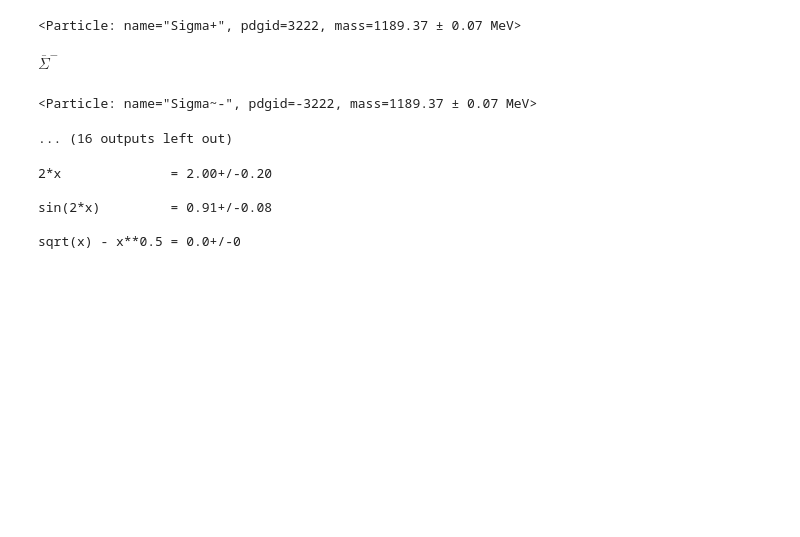
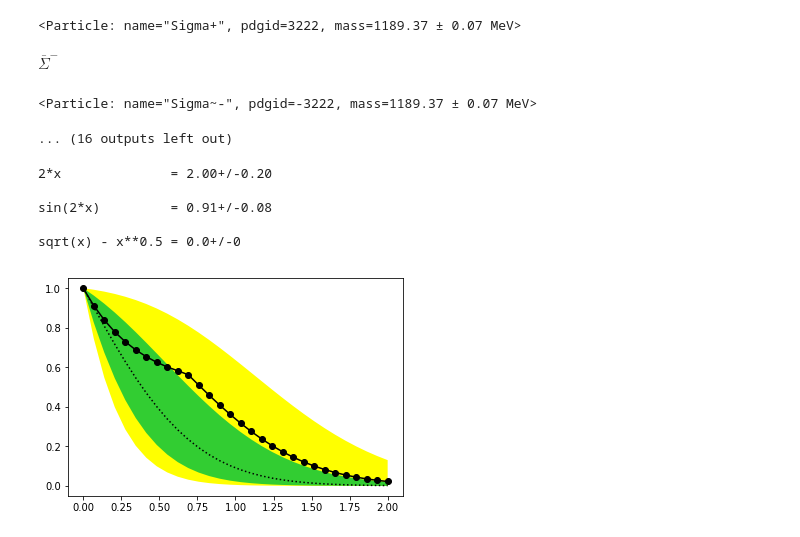
Before and after one commit to jpivarski-talks/2019-05-28-lpchats-numpy-uproot-awkward, a Jupyter notebook: 02-scientific-python.ipynb, the cells around one changed output. Cells and saved outputs as stored; diff of their text form; code cells hidden in the pictures; blank space fills up the shorter version.

Commit message:
added pyhf example

```diff
--- a/02-scientific-python.ipynb
+++ b/02-scientific-python.ipynb
@@ -373,3 +386,25 @@ print(f"\nsqrt(x) - x**0.5 = {sqrt(x) - x**0.5}")   # correlations!
 sin(2*x)         = 0.91+/-0.08
 
 sqrt(x) - x**0.5 = 0.0+/-0
+# %%
+import pyhf       # like CmsCombine, but built using Python tools
+import awkward
+
+s, b, obs = [[0.0, 0.0, 0.1, 0.2, 0.5, 1.0, 1.8, 2.7, 2.0, 0.3],   # signal peaks around bin 8
+             [6.0, 5.5, 4.5, 3.8, 3.3, 2.6, 2.0, 1.8, 1.5, 1.0],   # background steadily falls
+             [  6,   7,   4,   4,   4,   3,   4,   3,   4,   0]]   # observations perfer 3/4 signal
+model = pyhf.simplemodels.hepdata_like(signal_data=s, bkg_data=b, bkg_uncerts=numpy.sqrt(b).tolist())
+def hypotest(mu):
+    return pyhf.utils.hypotest(mu, obs + model.config.auxdata, model, return_expected_set=True)
+
+mus = numpy.linspace(0, 2, 30)
+CLs = awkward.fromiter([hypotest(mu) for mu in mus])
+CLs_observed = CLs[:, 0, 0]
+CLs_minus2, CLs_minus1, CLs_expected, CLs_plus1, CLs_plus2 = [CLs[:, 1, i, 0] for i in range(5)]
+
+matplotlib.pyplot.fill_between(mus, CLs_minus2, CLs_plus2, facecolor="yellow");
+matplotlib.pyplot.fill_between(mus, CLs_minus1, CLs_plus1, facecolor="limegreen");
+matplotlib.pyplot.plot(mus, CLs_expected, c="black", linestyle="dotted");
+matplotlib.pyplot.plot(mus, CLs_observed, c="black", marker="o");
+# %% [output]
+[figure, added]
```
Also changed, not shown: parts of 2 cells of this notebook, 2 other files.
